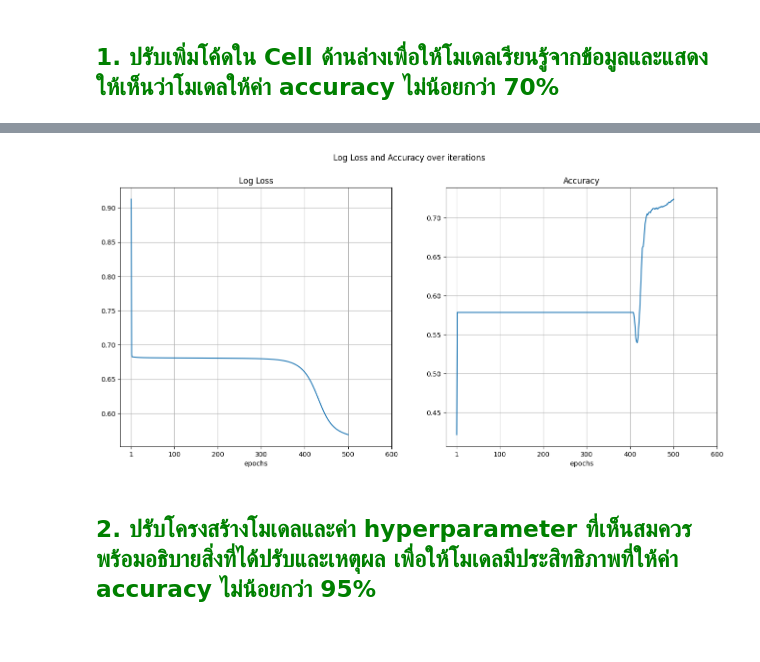
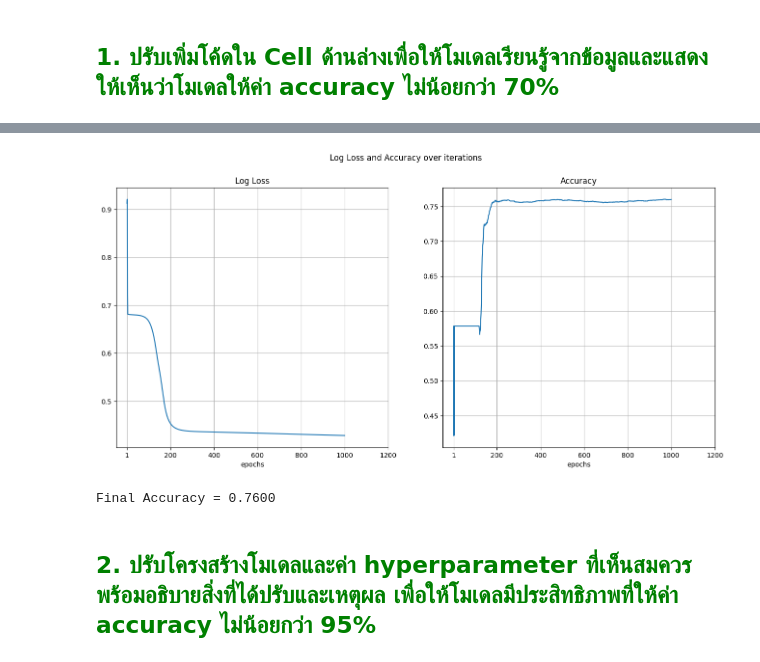
Before and after one commit to zoneul/dl, a Jupyter notebook: 03_Backprop_Exercise.ipynb, the cells around one changed output, grey strips where cells are left out. Drawn from its saved outputs; the diff is of its cells as text; code cells hidden in the pictures.

```diff
--- a/03_Backprop_Exercise.ipynb
+++ b/03_Backprop_Exercise.ipynb
@@ -121,8 +122,8 @@ np.random.seed(12345)
 
 W_1 = np.random.uniform(-1, 1, (x_mat_full.shape[-1], 3))
 W_2 = np.random.uniform(-1, 1, (3, 1))
-num_epochs = 500
-learning_rate = 1e-3
+num_epochs = 1000
+learning_rate = 0.002
 x_mat = x_mat_full
 
 loss_vals, accuracies = [], []
@@ -140,5 +141,6 @@ for i in range(1, num_epochs+1):
     ## Print the loss and accuracy for every 200th iteration
     if not i % 200:
         print('Epoch {}: loss = {:.4f}, accuracy = {:.4f}'.format(i, loss, accuracy))
+
 plot_loss_accuracy(loss_vals, accuracies)
 # %% [output]
@@ -147,3 +152,11 @@ Epoch 400: loss = 0.6601, accuracy = 0.5785
-[figure, old version]
+[figure, new version]
+# %%
+y_pred, _ = forward_pass(W_1, W_2, x_mat, y)
+y_pred = (y_pred > 0.5).astype(int)
+accuracy = np.mean(y_pred == y)
+
+print('Final Accuracy = {:.4f}'.format(accuracy))
+# %% [output]
+Final Accuracy = 0.7600
 # %% [markdown]
 ## <span style="color: green;">2. ปรับโครงสร้างโมเดลและค่า hyperparameter ที่เห็นสมควร พร้อมอธิบายสิ่งที่ได้ปรับและเหตุผล เพื่อให้โมเดลมีประสิทธิภาพที่ให้ค่า accuracy ไม่น้อยกว่า 95%</span>
```
Also changed, not shown: parts of 12 cells of this notebook.
